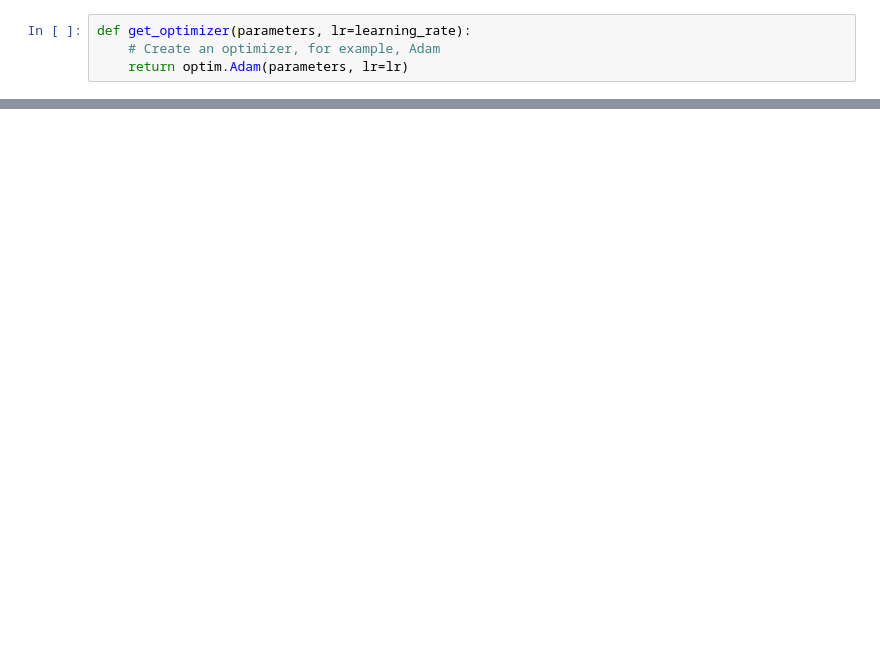
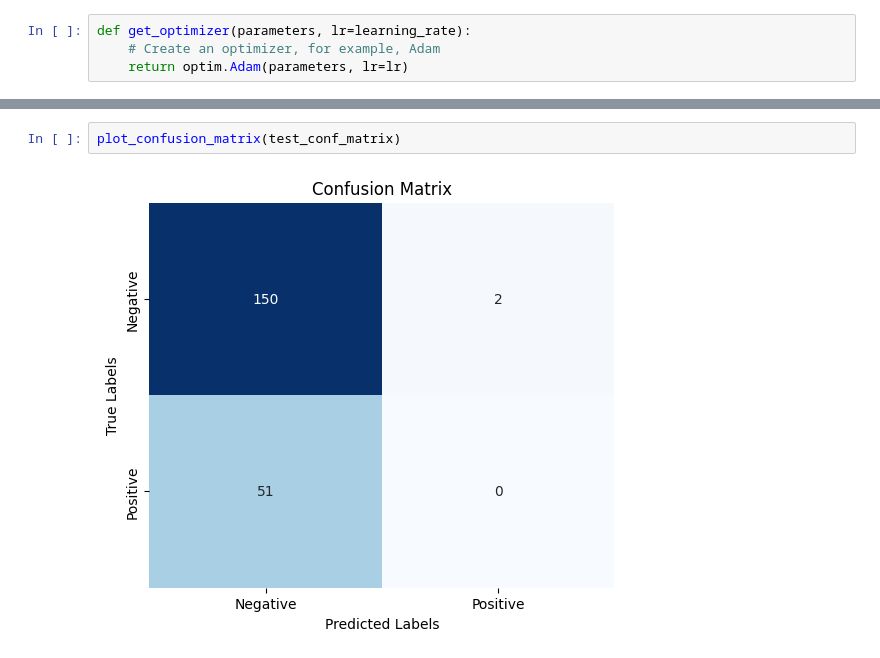
Before and after one commit to KyleZrey/SMCA, a Jupyter notebook: fusion_classification/SMCA_MCA.ipynb, the cells around one changed output, grey strips where cells are left out. Cells and saved outputs as stored; diff of their text form; blank space fills up the shorter version.

```diff
--- a/fusion_classification/SMCA_MCA.ipynb
+++ b/fusion_classification/SMCA_MCA.ipynb
@@ -596,0 +905,4 @@ if __name__ == "__main__":
+# %%
+plot_confusion_matrix(test_conf_matrix)
+# %% [output]
+[figure, added]
```
Also changed, not shown: parts of 34 cells of this notebook, 1 other file.
